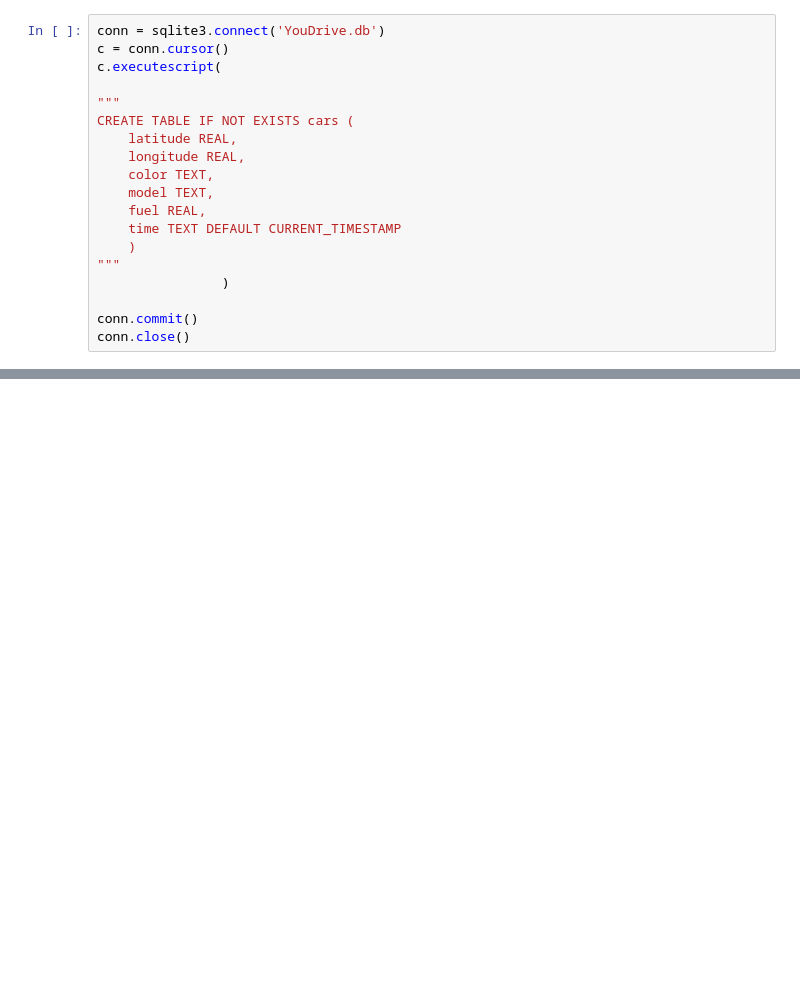
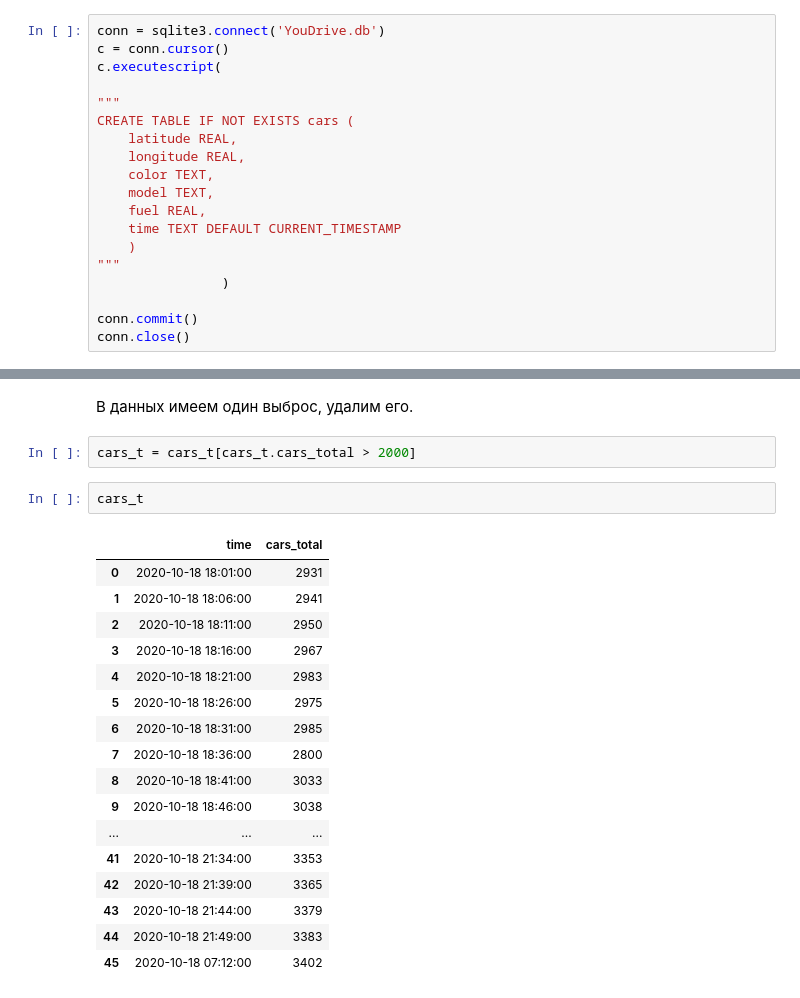
Before and after one commit to gdokuchaev/Personal, a Jupyter notebook: Тестовые задания/YouDrive.ipynb, the cells around one changed output, grey strips where cells are left out. Cells and saved outputs as stored; diff of their text form; blank space fills up the shorter version.

```diff
--- a/Тестовые задания/YouDrive.ipynb
+++ b/Тестовые задания/YouDrive.ipynb
@@ -363,0 +390,24 @@ for i in range(0,120):
+# %% [markdown]
+В данных имеем один выброс, удалим его.
+# %%
+cars_t = cars_t[cars_t.cars_total > 2000]
+# %%
+cars_t
+# %% [output]
+|  | time | cars_total |
+| 0 | 2020-10-18 18:01:00 | 2931 |
+| 1 | 2020-10-18 18:06:00 | 2941 |
+| 2 | 2020-10-18 18:11:00 | 2950 |
+| 3 | 2020-10-18 18:16:00 | 2967 |
+| 4 | 2020-10-18 18:21:00 | 2983 |
+| 5 | 2020-10-18 18:26:00 | 2975 |
+| 6 | 2020-10-18 18:31:00 | 2985 |
+| 7 | 2020-10-18 18:36:00 | 2800 |
+| 8 | 2020-10-18 18:41:00 | 3033 |
+| 9 | 2020-10-18 18:46:00 | 3038 |
+| ... | ... | ... |
+| 41 | 2020-10-18 21:34:00 | 3353 |
+| 42 | 2020-10-18 21:39:00 | 3365 |
+| 43 | 2020-10-18 21:44:00 | 3379 |
+| 44 | 2020-10-18 21:49:00 | 3383 |
+| 45 | 2020-10-18 07:12:00 | 3402 |
```
Also changed, not shown: parts of 27 cells of this notebook.
